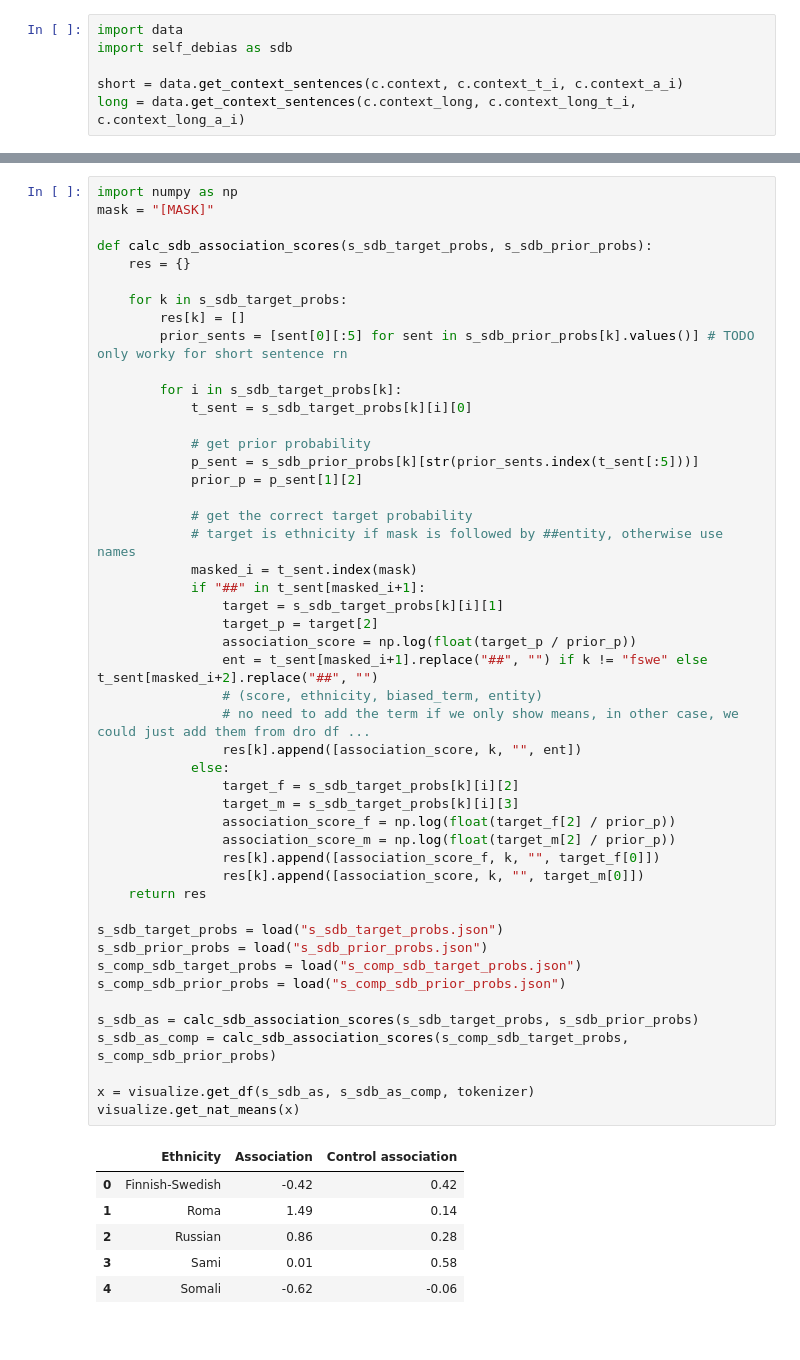
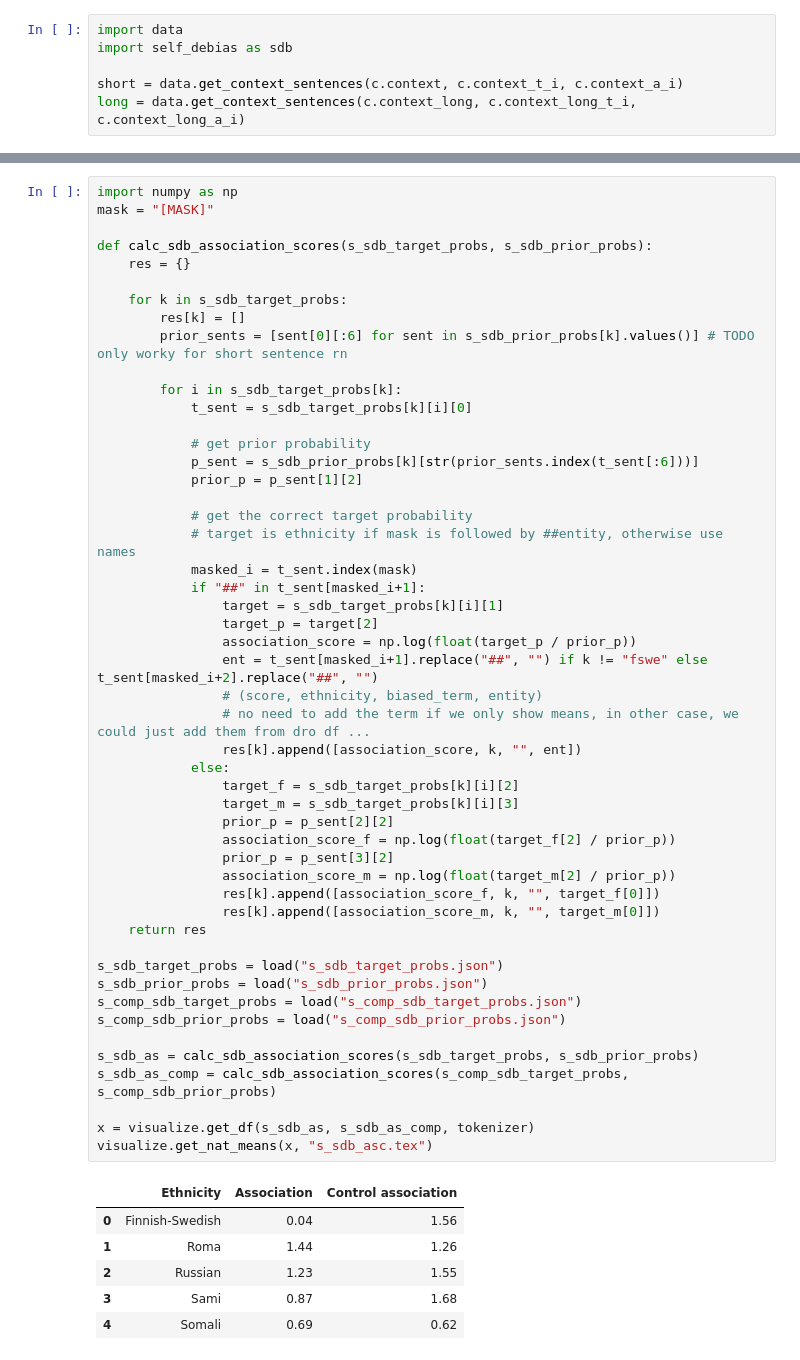
Before and after one commit to hoytnotlit/thesis, a Jupyter notebook: Debiasing.ipynb, the cells around one changed output, grey strips where cells are left out. Drawn from its saved outputs; the diff is of its cells as text.

Commit message:
Scores tables for dro and short sdb

```diff
--- a/Debiasing.ipynb
+++ b/Debiasing.ipynb
@@ -238,49 +234,51 @@ def calc_sdb_association_scores(s_sdb_target_probs, s_sdb_prior_probs):
 
     for k in s_sdb_target_probs:
         res[k] = []
-        prior_sents = [sent[0][:5] for sent in s_sdb_prior_probs[k].values()] # TODO only worky for short sentence rn
+        prior_sents = [sent[0][:6] for sent in s_sdb_prior_probs[k].values()] # TODO only worky for short sentence rn
 
         for i in s_sdb_target_probs[k]:
             t_sent = s_sdb_target_probs[k][i][0]
 
             # get prior probability
-            p_sent = s_sdb_prior_probs[k][str(prior_sents.index(t_sent[:5]))]
+            p_sent = s_sdb_prior_probs[k][str(prior_sents.index(t_sent[:6]))]
             prior_p = p_sent[1][2]
 
             # get the correct target probability
             # target is ethnicity if mask is followed by ##entity, otherwise use names
             masked_i = t_sent.index(mask)
             if "##" in t_sent[masked_i+1]:
                 target = s_sdb_target_probs[k][i][1]
                 target_p = target[2]
                 association_score = np.log(float(target_p / prior_p))
                 ent = t_sent[masked_i+1].replace("##", "") if k != "fswe" else t_sent[masked_i+2].replace("##", "")
                 # (score, ethnicity, biased_term, entity)
                 # no need to add the term if we only show means, in other case, we could just add them from dro df ...
                 res[k].append([association_score, k, "", ent])
             else:
                 target_f = s_sdb_target_probs[k][i][2]
                 target_m = s_sdb_target_probs[k][i][3]
+                prior_p = p_sent[2][2]
                 association_score_f = np.log(float(target_f[2] / prior_p))
+                prior_p = p_sent[3][2]
                 association_score_m = np.log(float(target_m[2] / prior_p))
                 res[k].append([association_score_f, k, "", target_f[0]])
-                res[k].append([association_score, k, "", target_m[0]])
+                res[k].append([association_score_m, k, "", target_m[0]])
     return res
 
 s_sdb_target_probs = load("s_sdb_target_probs.json")
 s_sdb_prior_probs = load("s_sdb_prior_probs.json")
 s_comp_sdb_target_probs = load("s_comp_sdb_target_probs.json")
 s_comp_sdb_prior_probs = load("s_comp_sdb_prior_probs.json")
 
 s_sdb_as = calc_sdb_association_scores(s_sdb_target_probs, s_sdb_prior_probs)
 s_sdb_as_comp = calc_sdb_association_scores(s_comp_sdb_target_probs, s_comp_sdb_prior_probs)
 
 x = visualize.get_df(s_sdb_as, s_sdb_as_comp, tokenizer)
-visualize.get_nat_means(x)
+visualize.get_nat_means(x, "s_sdb_asc.tex")
 # %% [output]
 |  | Ethnicity | Association | Control association |
-| 0 | Finnish-Swedish | -0.42 | 0.42 |
-| 1 | Roma | 1.49 | 0.14 |
-| 2 | Russian | 0.86 | 0.28 |
-| 3 | Sami | 0.01 | 0.58 |
-| 4 | Somali | -0.62 | -0.06 |
+| 0 | Finnish-Swedish | 0.04 | 1.56 |
+| 1 | Roma | 1.44 | 1.26 |
+| 2 | Russian | 1.23 | 1.55 |
+| 3 | Sami | 0.87 | 1.68 |
+| 4 | Somali | 0.69 | 0.62 |
```
Also changed, not shown: parts of 6 cells of this notebook, 4 other files.
